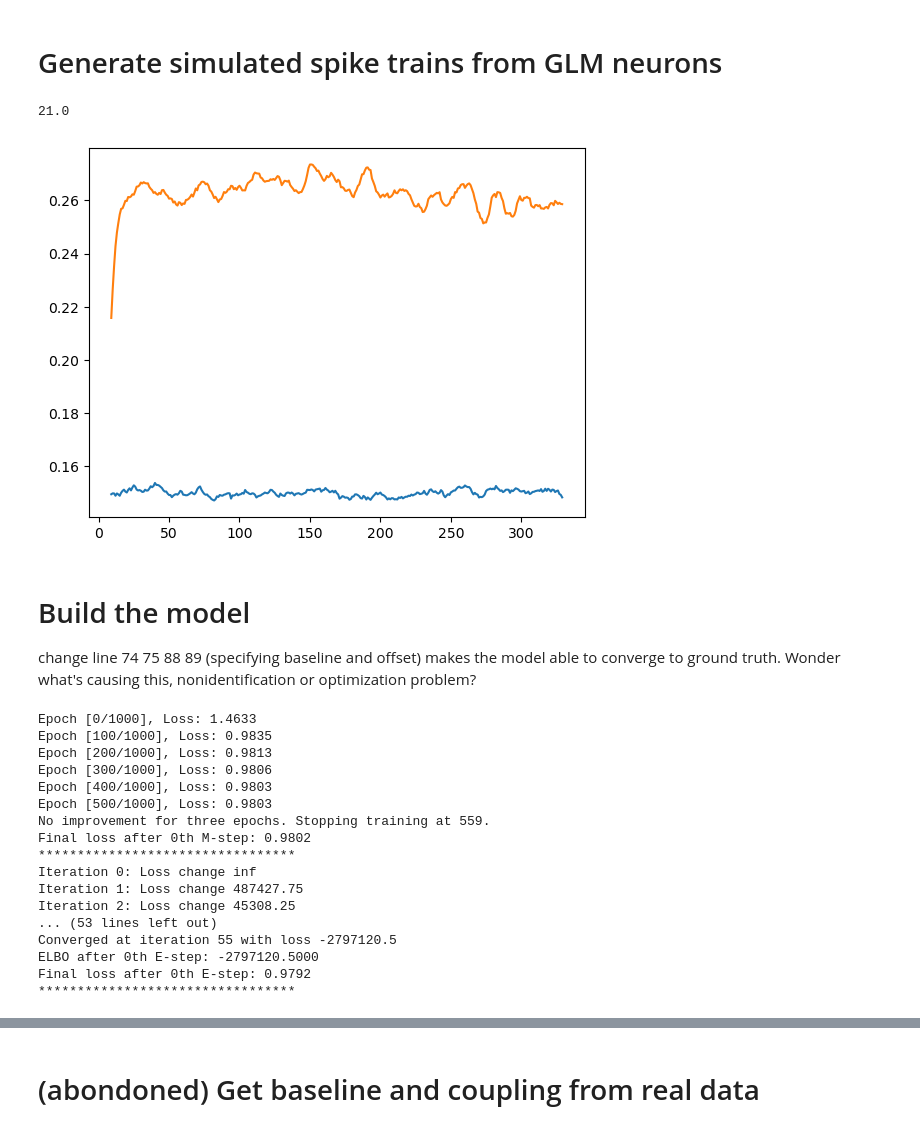
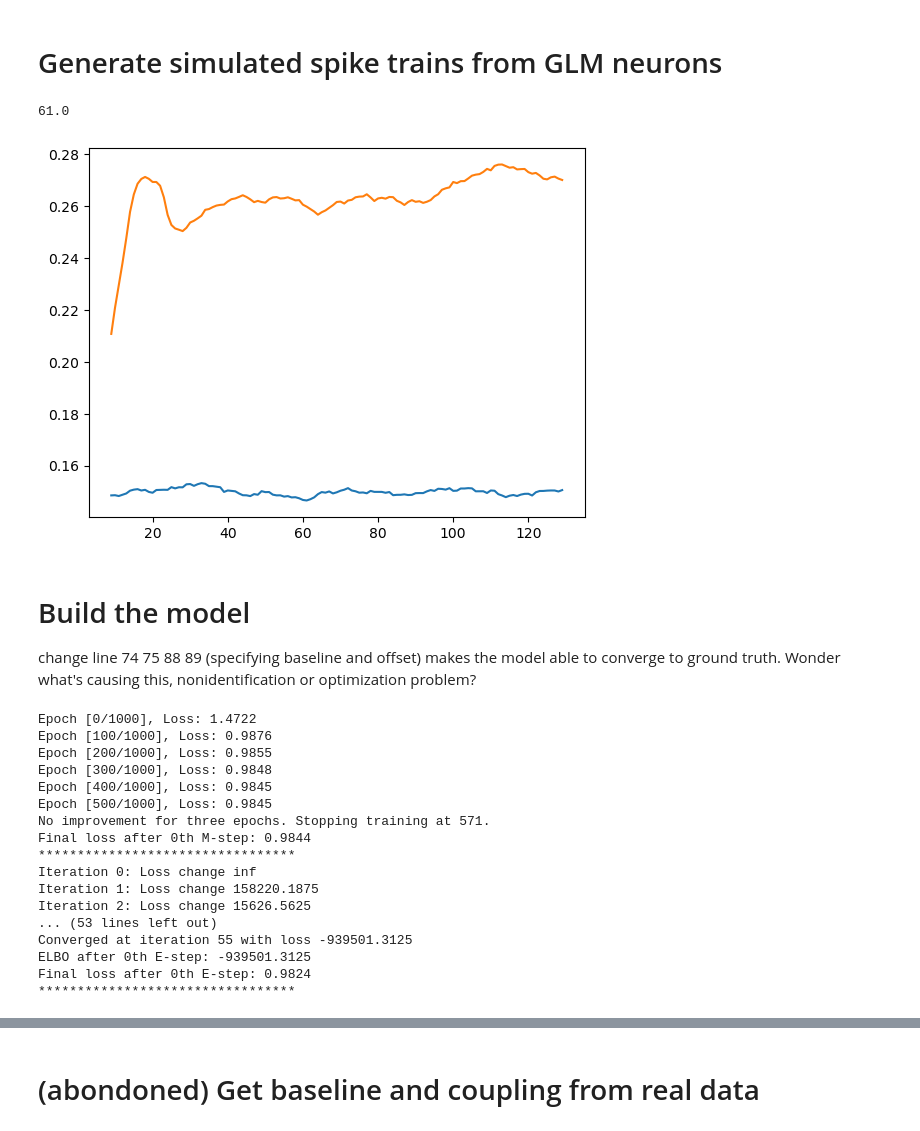
Before and after one commit to Qi-Xin/FC-GPFA, a Jupyter notebook: Decoder&Encoder.ipynb, the cells around one changed output, grey strips where cells are left out. Drawn from its saved outputs; the diff is of its cells as text; code cells hidden in the pictures.

```diff
--- a/Decoder&Encoder.ipynb
+++ b/Decoder&Encoder.ipynb
@@ -167,7 +167,7 @@ ntrial = 1000
 narea = 2
 nneuron_area = 10
 npadding = 30
-nt_wo_padding = 300
+nt_wo_padding = 100
 nneuron = narea*nneuron_area
 gt_neuron_params = {'baseline_fr':baseline_fr, 'ntrial':ntrial, 'narea':narea, 'nneuron_area':nneuron_area,
                     'nt':nt_wo_padding, 'npadding':npadding}
@@ -195,7 +195,7 @@ for jarea in range(narea):
 
 ### Generate time-varying coupling strength coefficients
 nlatent = 1
-gt_latent_params = {'sigma2':0.25, 'nlatent':nlatent, 'offset':0.5, 'L':200}
+gt_latent_params = {'sigma2':0.25, 'nlatent':nlatent, 'offset':0.5, 'L':50}
 project_w = (np.random.uniform(low=-1, high=1, size=(narea, narea, nlatent)))
 project_w *= 2/np.sqrt(np.sum(project_w**2))
 K_gt = get_K(nt=nt, L=gt_latent_params['L'], sigma2=gt_latent_params['sigma2'])
@@ -216,35 +216,35 @@ for itrial in range(ntrial):
     spikes_single_trial = np.zeros((nt, nneuron, 1))
     log_firing_rate = copy.copy(baseline_mat[:,:,np.newaxis])
     spikes_single_trial[0,:,0] = np.random.poisson(np.exp(log_firing_rate[0,:,0]))
 
     for t in range(1, nt):
         nhistories = min(t, max_histories)
         temp_log_firing_rate = (coupling_mat[-nhistories:, :, :] \
             * np.kron(time_varying_coef[:,:,itrial,t][np.newaxis,:,:], np.ones((nneuron_area, nneuron_area))) \
                 * spikes_single_trial[(t-nhistories):(t), :, :]).sum(axis=(0, 1))
         log_firing_rate[t,:,0] += temp_log_firing_rate
         log_firing_rate[t,:,0] = np.minimum(log_firing_rate[t,:,0], MAX_FIRING_RATE)
         spikes_single_trial[t,:,0] = np.random.poisson(np.exp(log_firing_rate[t,:,0]))
         # spikes_single_trial[t,:,0] = np.exp(log_firing_rate[t,:,0])
 
     log_firing_rate = log_firing_rate.squeeze()
     spikes_single_trial = spikes_single_trial.squeeze()
     spikes[itrial, :, :] = spikes_single_trial.T
     log_firing_rate_rcd[itrial, :, :] = log_firing_rate.T
 
 print(spikes.max())
 
 spikes_full = spikes
 spikes = [spikes_full[:,iarea*nneuron_area:(iarea+1)*nneuron_area,:] for iarea in range(narea)]
 
 import pandas as pd
 window_size = 10
 for i in range(narea):
     smoothed_spikes = pd.Series(spikes[i].mean(axis=(0,1))).rolling(window=window_size).mean()
     plt.plot(smoothed_spikes)
 # %% [output]
-21.0
+61.0
-[figure, old version]
+[figure, new version]
 # %% [markdown]
 # Build the model
 
@@ -292,9 +292,10 @@ class FC_GPFC(nn.Module):
             ###############################################
             self.latents_readout = nn.Parameter(0.01 * (torch.randn(self.npop, self.npop, self.nlatent, device=self.device) * 2 - 1))
             # self.latents_readout = nn.Parameter(torch.from_numpy(project_w).float().to(device))
+
             self.time_varying_coef_offset = nn.Parameter(0.1 * (torch.randn(self.npop, self.npop, 1, 1, device=self.device) * 2 - 1))
-            # self.time_varying_coef_offset = nn.Parameter(gt_latent_params['offset'] * torch.ones(self.npop, self.npop, 1, 1, device=device))
-            # self.time_varying_coef_offset = nn.Parameter(0.1 * torch.ones(self.npop, self.npop, 1, 1, device=device))
+            # self.time_varying_coef_offset = nn.Parameter(torch.zeros(self.npop, self.npop, 1, 1, device=device))
+
             ###############################################
 
             coupling_filter_params = {'peaks_max':10.2, 'num':3, 'nonlinear':0.5}
@@ -330,6 +331,7 @@ class FC_GPFC(nn.Module):
                     # beta_coupling need to have unit norm and overall positive
                     ratio = (1/torch.sqrt(self.beta_coupling[ipop][jpop].pow(2).sum()))**(1e-1)\
                         *(1 if self.beta_coupling[ipop][jpop].mean()>=0 else -1)
+                    assert ratio != 0, ValueError("Ratio shouldn't be zero when normalizing beta_coupling.")
                     self.beta_coupling[ipop][jpop] *= ratio
                     self.latents_readout[ipop, jpop, :] *= 1/ratio
                     self.time_varying_coef_offset[ipop, jpop, :,:] *= 1/ratio
@@ -404,7 +406,7 @@ class FC_GPFC(nn.Module):
 torch.manual_seed(0)
 
 # Instantiate the model
-K = get_K(nt=gt_neuron_params['nt'], L=200, sigma2=gt_latent_params['sigma2'])
+K = get_K(nt=gt_neuron_params['nt'], L=gt_latent_params['L'], sigma2=gt_latent_params['sigma2'])
 # model = FC_GPFC(spikes, latents=latents[:,:,gt_neuron_params['npadding']:], npadding=gt_neuron_params['npadding'])
 model = FC_GPFC(spikes, K=K, nlatent=1, npadding=gt_neuron_params['npadding'], device=device)
 model.latents = torch.tensor(latents[:,:,gt_neuron_params['npadding']:], dtype=torch.float32, device=device)
@@ -421,6 +423,10 @@ tol = 1e-6
 num_EM_epochs = 1
 num_M_iter = 1000
 num_E_iter = 1000
+huber_loss_parameter = 0e-2
+huber_loss = nn.HuberLoss(delta=0.02, reduction='sum')
+huber_loss_zeros = torch.zeros_like(model.latents_readout)
+
 
 for EM_epoch in range(num_EM_epochs):
     # M-step
@@ -433,6 +439,8 @@ for EM_epoch in range(num_EM_epochs):
         outputs = model()
         # plt.plot(model.log_firing_rate[1].detach().cpu().numpy()[0,0,:])
         loss = 0
+        loss += huber_loss_parameter*huber_loss(model.latents_readout, huber_loss_zeros)
+
         for i in range(len(outputs)):
             # print()
             loss += criterion(outputs[i], model.spikes[i][:,:,gt_neuron_params['npadding']:])
@@ -459,8 +467,18 @@ for EM_epoch in range(num_EM_epochs):
                 break
 
     # E-step
+    with torch.no_grad():
+        model.time_varying_coef_offset[1,0,0,0] = 0
+        model.time_varying_coef_offset[1,1,0,0] = 0
+        model.time_varying_coef_offset[0,0,0,0] = 0
+        model.latents_readout[1,0,0] = 0
+        model.latents_readout[1,1,0] = 0
+        model.latents_readout[0,0,0] = 0
+        model.beta_coupling[1][0].zero_()
+        model.beta_coupling[0][0].zero_()
+        model.beta_coupling[1][1].zero_()
 
-    model.normalize()
+    # model.normalize()
     elbo = model.reestimate_latents(lr=1e-1, max_iter=num_E_iter, tol=1e-6, verbose=True)
     print(f"ELBO after {EM_epoch}th E-step: {elbo:.4f}")
     outputs = model()
@@ -474,22 +492,22 @@ for EM_epoch in range(num_EM_epochs):
     print(f"Final loss after {EM_epoch}th E-step: {loss.item():.4f}")
     print(f"*********************************")
 # %% [output]
-Epoch [0/1000], Loss: 1.4633
-Epoch [100/1000], Loss: 0.9835
-Epoch [200/1000], Loss: 0.9813
-Epoch [300/1000], Loss: 0.9806
-Epoch [400/1000], Loss: 0.9803
-Epoch [500/1000], Loss: 0.9803
-No improvement for three epochs. Stopping training at 559.
-Final loss after 0th M-step: 0.9802
+Epoch [0/1000], Loss: 1.4722
+Epoch [100/1000], Loss: 0.9876
+Epoch [200/1000], Loss: 0.9855
+Epoch [300/1000], Loss: 0.9848
+Epoch [400/1000], Loss: 0.9845
+Epoch [500/1000], Loss: 0.9845
+No improvement for three epochs. Stopping training at 571.
+Final loss after 0th M-step: 0.9844
 *********************************
 Iteration 0: Loss change inf
-Iteration 1: Loss change 487427.75
-Iteration 2: Loss change 45308.25
+Iteration 1: Loss change 158220.1875
+Iteration 2: Loss change 15626.5625
 ... (53 lines left out)
-Converged at iteration 55 with loss -2797120.5
-ELBO after 0th E-step: -2797120.5000
-Final loss after 0th E-step: 0.9792
+Converged at iteration 55 with loss -939501.3125
+ELBO after 0th E-step: -939501.3125
+Final loss after 0th E-step: 0.9824
 *********************************
 # %%
 trial_to_plot = 10
```
Also changed, not shown: parts of 4 cells of this notebook, 1 other file.
